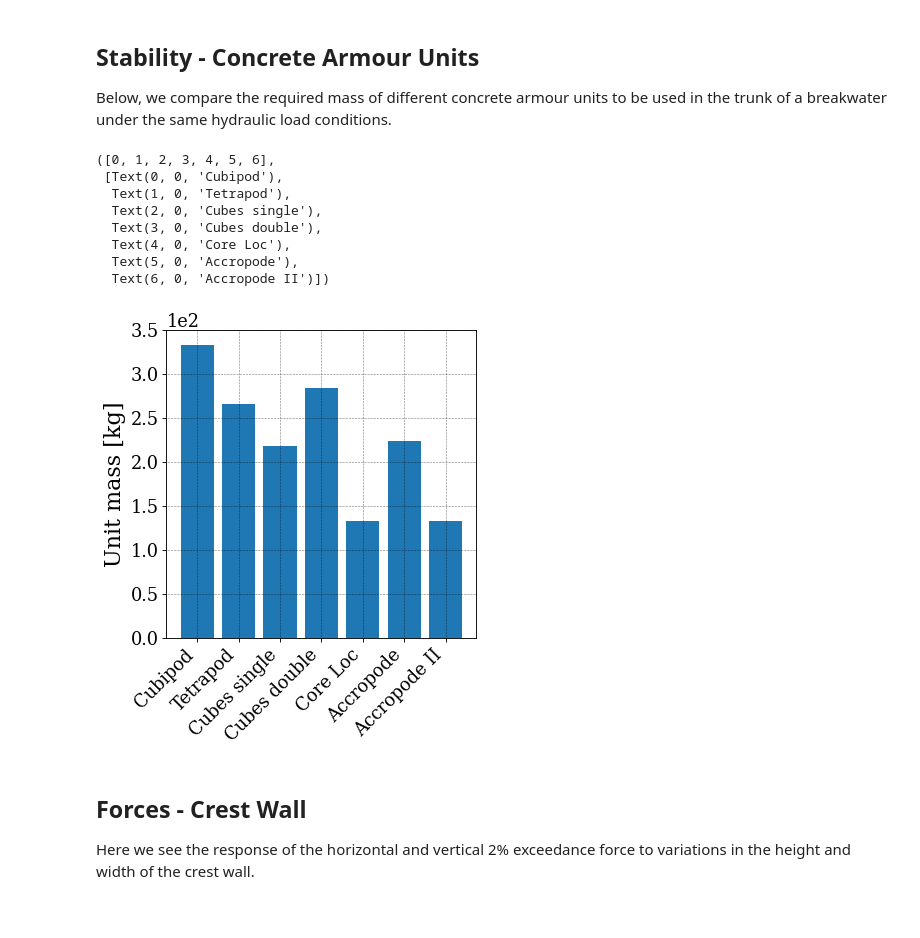
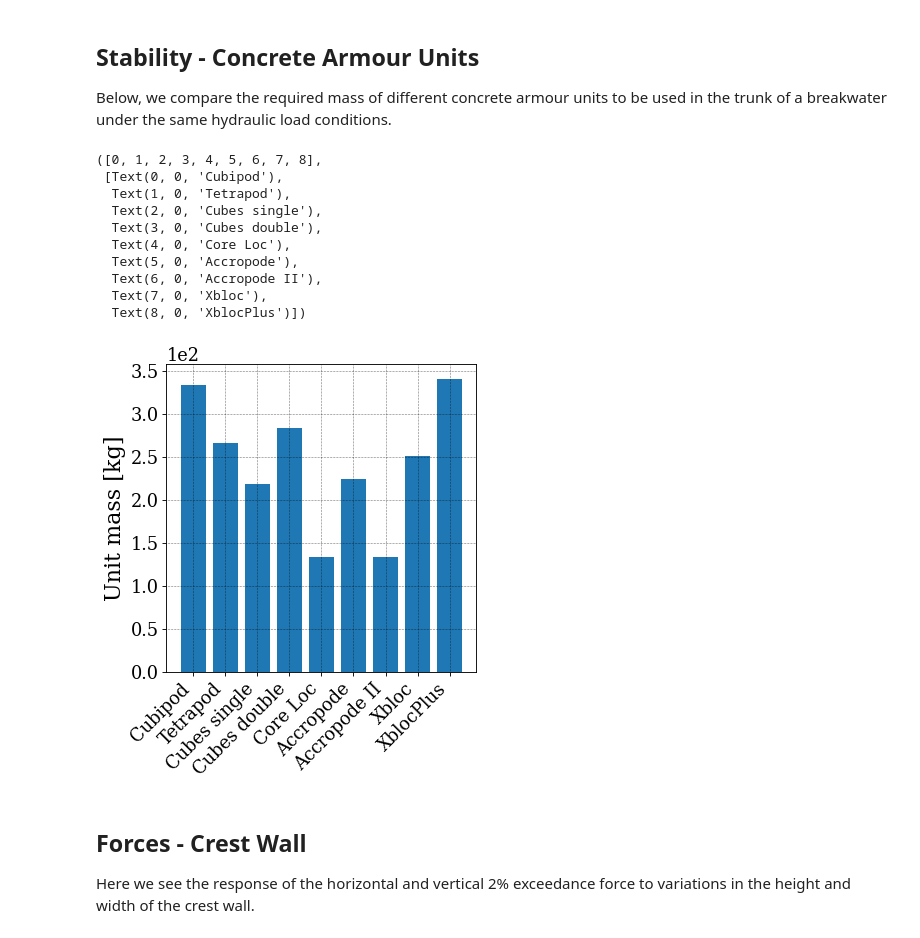
Before and after one commit to Deltares-research/coastal-structures-toolbox, a Jupyter notebook: docs/source/examples.ipynb, the cells around one changed output. Saved outputs shown, nothing was run; the diff lists cells and outputs as text; code cells hidden in the pictures.

Commit message:
xbloc example + v1.0.0

```diff
--- a/docs/source/examples.ipynb
+++ b/docs/source/examples.ipynb
@@ -374,39 +376,51 @@ M_accropode = accropode_hudson1959.calculate_unit_mass_M(
 M_accropode2 = accropode2_hudson1959.calculate_unit_mass_M(
     Hs=Hm0, rho_armour=rho_armour, rho_water=rho_water, KD=16, cot_alpha=cot_alpha
 )
+M_Xbloc = xbloc.calculate_unit_mass_M(
+    Hs=Hm0, rho_armour=rho_armour, rho_water=rho_water,
+)
+M_Xblocplus = xblocplus.calculate_unit_mass_M(
+    Hs=Hm0, rho_armour=rho_armour, rho_water=rho_water,
+)
 
 plt.bar(
     [
         "Cubipod",
         "Tetrapod",
         "Cubes single",
         "Cubes double",
         "Core Loc",
         "Accropode",
         "Accropode II",
+        "Xbloc",
+        "XblocPlus",
     ],
     [
         M_cubipod,
         M_tetrapod,
         M_cubes_single,
         M_cubes_double,
         M_core_loc,
         M_accropode,
         M_accropode2,
+        M_Xbloc,
+        M_Xblocplus,
     ],
 )
 plt.ylabel("Unit mass [kg]")
 plt.xticks(rotation=45, ha="right")
 # %% [output]
-([0, 1, 2, 3, 4, 5, 6],
+([0, 1, 2, 3, 4, 5, 6, 7, 8],
  [Text(0, 0, 'Cubipod'),
   Text(1, 0, 'Tetrapod'),
   Text(2, 0, 'Cubes single'),
   Text(3, 0, 'Cubes double'),
   Text(4, 0, 'Core Loc'),
   Text(5, 0, 'Accropode'),
-  Text(6, 0, 'Accropode II')])
+  Text(6, 0, 'Accropode II'),
+  Text(7, 0, 'Xbloc'),
+  Text(8, 0, 'XblocPlus')])
-[figure, old version]
+[figure, new version]
 # %% [markdown]
 ## Forces - Crest Wall
 
```
Also changed, not shown: parts of 1 cell of this notebook, 6 other files.
